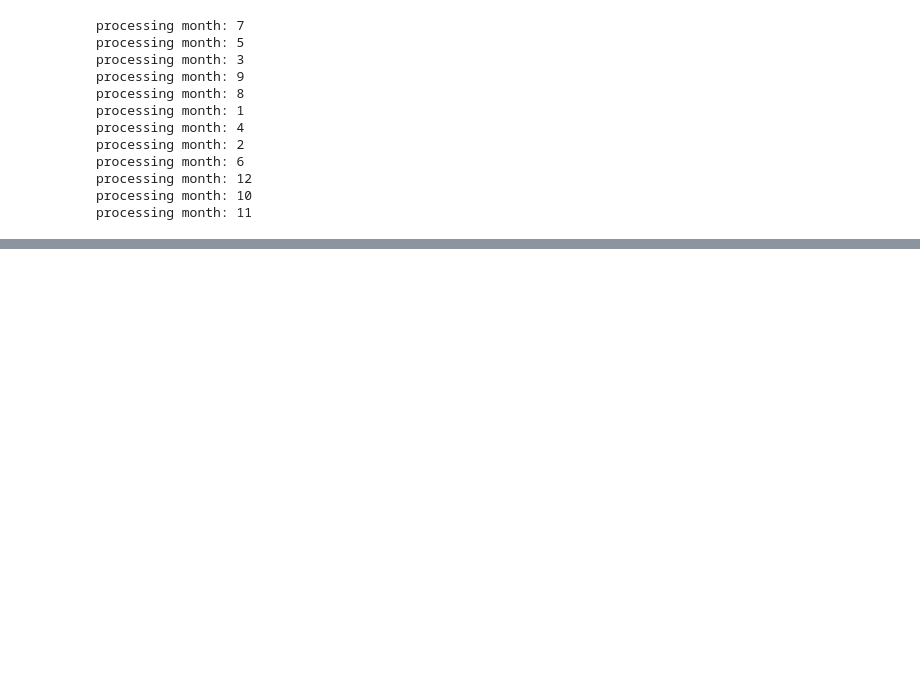
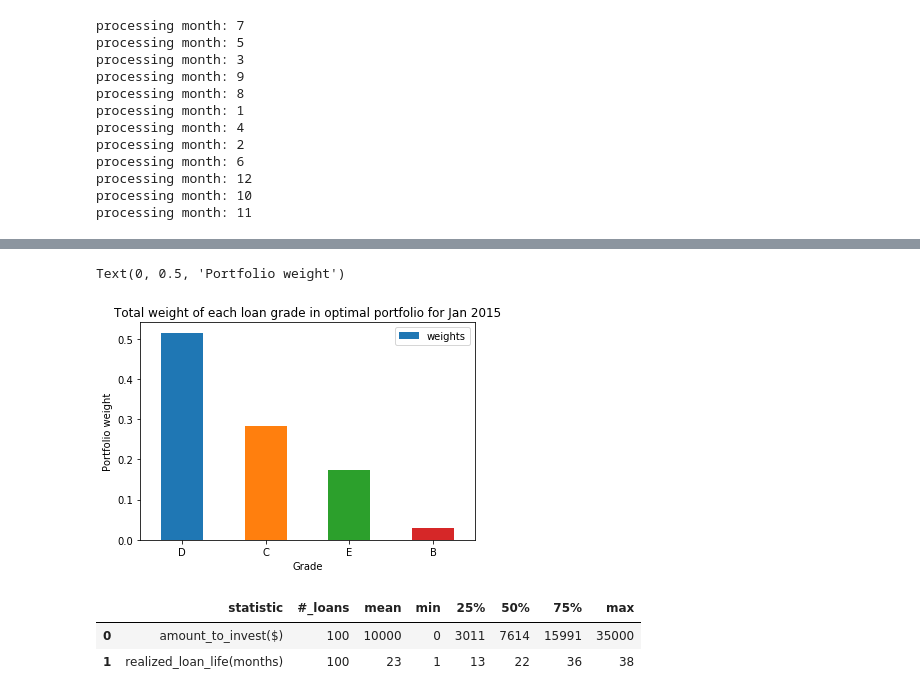
Before and after one commit to simondyates/Lending-Club, a Jupyter notebook: Robert/LC_sequential_cuts.ipynb, the cells around one changed output, grey strips where cells are left out. Cells and saved outputs as stored; diff of their text form; code cells hidden in the pictures; blank space fills up the shorter version.

```diff
--- a/Robert/LC_sequential_cuts.ipynb
+++ b/Robert/LC_sequential_cuts.ipynb
@@ -1033,7 +1033,7 @@ mths = pd.DatetimeIndex(full_selection['issue_d']).month.unique()
 input_data_2016 = np.empty(13, dtype=object)
 for my_mth in mths:
     print("processing month:", my_mth)
-    cut_2016_my_mth = full_selection.loc[(pd.DatetimeIndex(full_selection.issue_d).month <= my_mth)].copy()
+    cut_2016_my_mth = full_selection.loc[(pd.DatetimeIndex(full_selection.issue_d).month == my_mth)].copy()
     max_rows = min(n,cut_2016_my_mth.shape[0])
     input_data_2016[my_mth] = cut_2016_my_mth.iloc[:max_rows,]
 # %% [output]
@@ -1106,7 +1106,7 @@ mths = pd.DatetimeIndex(full_selection['issue_d']).month.unique()
 input_data_2015 = np.empty(13, dtype=object)
 for my_mth in mths:
     print("processing month:", my_mth)
-    cut_2015_my_mth = full_selection.loc[(pd.DatetimeIndex(full_selection.issue_d).month <= my_mth)].copy()
+    cut_2015_my_mth = full_selection.loc[(pd.DatetimeIndex(full_selection.issue_d).month == my_mth)].copy()
     max_rows = min(n,cut_2015_my_mth.shape[0])
     input_data_2015[my_mth] = cut_2015_my_mth.iloc[:max_rows,]
 # %% [output]
@@ -1232,0 +1233,4 @@ for mth in range(1,13):
+# %%
+sample_df =pd.merge(opt_portf_arr_2015[0], ret_df[['id','term','grade','sub_grade','realized_loan_term_mths']], how='left', on='id')
+group_by_grade = sample_df.groupby(['grade'])['weights'].sum().reset_index().sort_values('weights', ascending=False)
+group_by_grade
@@ -1232,0 +1243,7 @@ for mth in range(1,13):
+# %%
+ax = group_by_grade.plot.bar(x='grade', y='weights', rot=0, title ="Total weight of each loan grade in optimal portfolio for Jan 2015")
+ax.set_xlabel("Grade")
+ax.set_ylabel("Portfolio weight")
+# %% [output]
+Text(0, 0.5, 'Portfolio weight')
+[figure, added]
@@ -1232,0 +1252,6 @@ for mth in range(1,13):
+# %%
+pd.read_csv("optimal_portf_stats.csv")
+# %% [output]
+|  | statistic | #_loans | mean | min | 25% | 50% | 75% | max |
+| 0 | amount_to_invest($) | 100 | 10000 | 0 | 3011 | 7614 | 15991 | 35000 |
+| 1 | realized_loan_life(months) | 100 | 23 | 1 | 13 | 22 | 36 | 38 |
```
Also changed, not shown: parts of 9 cells of this notebook.
